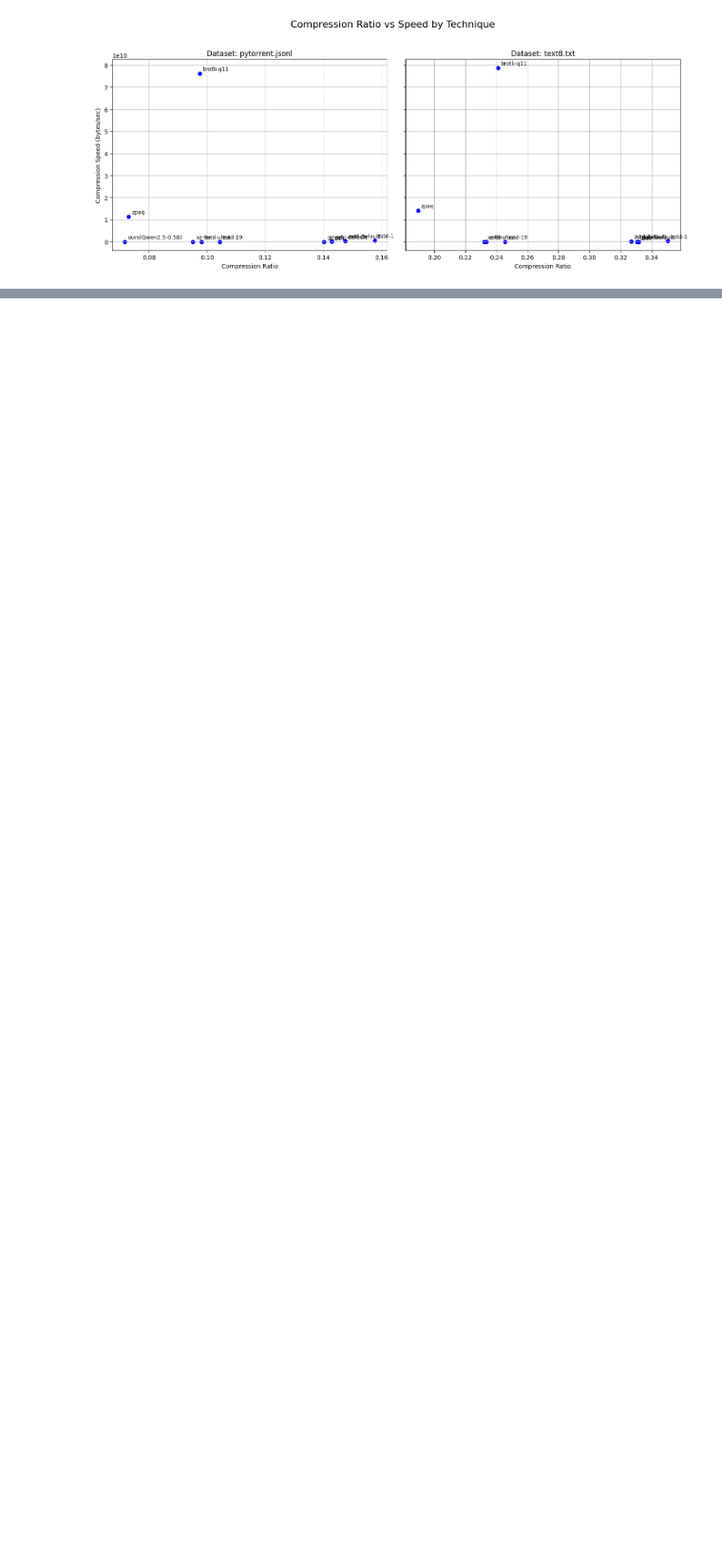
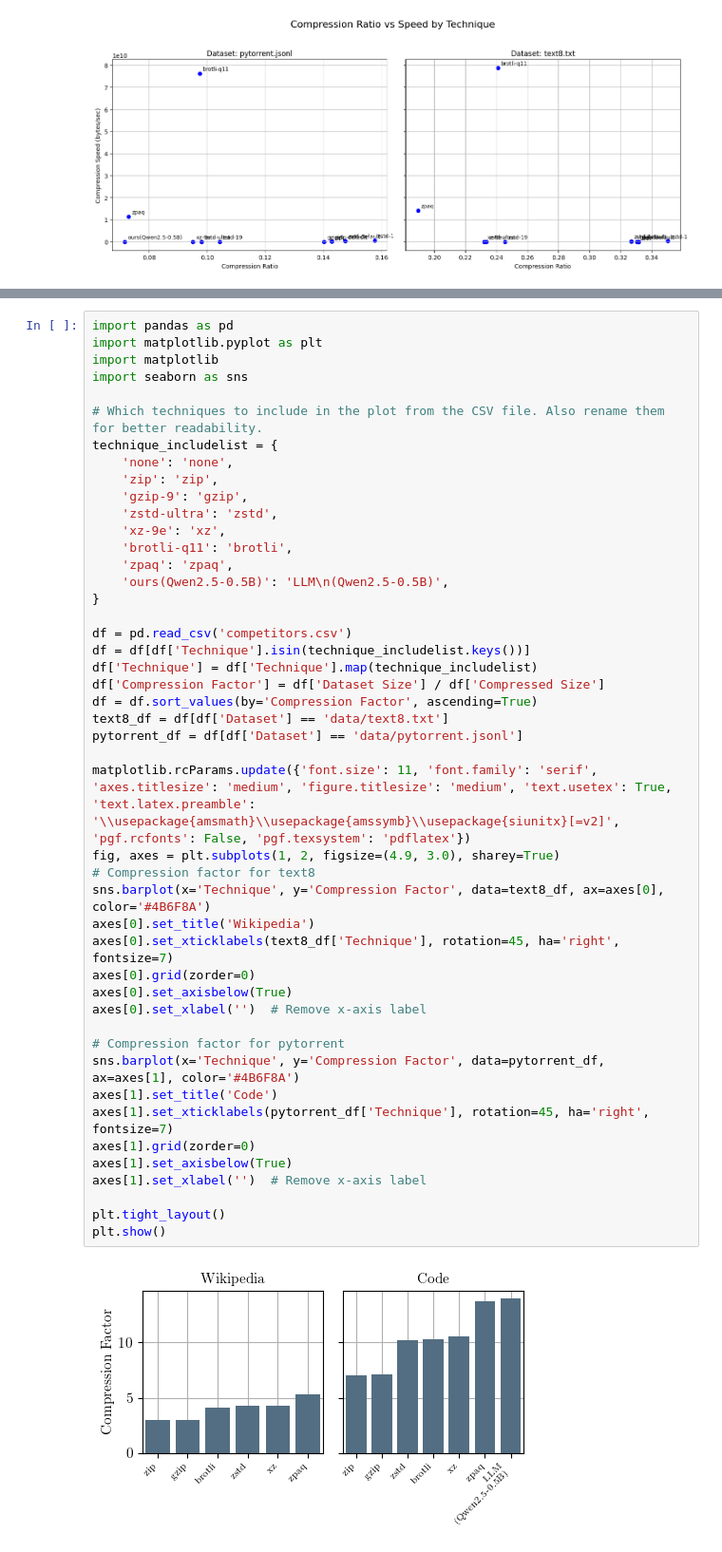
Before and after one commit to utndatasystems/summer-offsite, a Jupyter notebook: llm-compression-plots/andi.ipynb, the cells around one changed output, grey strips where cells are left out. Shown: that part at 95% size. Saved outputs shown, nothing was run; the diff lists cells and outputs as text; blank space fills up the shorter version.

Commit message:
add compression factors plot

```diff
--- a/llm-compression-plots/andi.ipynb
+++ b/llm-compression-plots/andi.ipynb
@@ -106,0 +107,48 @@ plt.show()
+# %%
+import pandas as pd
+import matplotlib.pyplot as plt
+import matplotlib
+import seaborn as sns
+
+# Which techniques to include in the plot from the CSV file. Also rename them for better readability.
+technique_includelist = {
+    'none': 'none',
+    'zip': 'zip',
+    'gzip-9': 'gzip',
+    'zstd-ultra': 'zstd',
+    'xz-9e': 'xz',
+    'brotli-q11': 'brotli',
+    'zpaq': 'zpaq',
+    'ours(Qwen2.5-0.5B)': 'LLM\n(Qwen2.5-0.5B)',
+}
+
+df = pd.read_csv('competitors.csv')
+df = df[df['Technique'].isin(technique_includelist.keys())]
+df['Technique'] = df['Technique'].map(technique_includelist)
+df['Compression Factor'] = df['Dataset Size'] / df['Compressed Size']
+df = df.sort_values(by='Compression Factor', ascending=True)
+text8_df = df[df['Dataset'] == 'data/text8.txt']
+pytorrent_df = df[df['Dataset'] == 'data/pytorrent.jsonl']
+
+matplotlib.rcParams.update({'font.size': 11, 'font.family': 'serif', 'axes.titlesize': 'medium', 'figure.titlesize': 'medium', 'text.usetex': True, 'text.latex.preamble': '\\usepackage{amsmath}\\usepackage{amssymb}\\usepackage{siunitx}[=v2]', 'pgf.rcfonts': False, 'pgf.texsystem': 'pdflatex'})
+fig, axes = plt.subplots(1, 2, figsize=(4.9, 3.0), sharey=True)
+# Compression factor for text8
+sns.barplot(x='Technique', y='Compression Factor', data=text8_df, ax=axes[0], color='#4B6F8A')
+axes[0].set_title('Wikipedia')
+axes[0].set_xticklabels(text8_df['Technique'], rotation=45, ha='right', fontsize=7)
+axes[0].grid(zorder=0)
+axes[0].set_axisbelow(True)
+axes[0].set_xlabel('')  # Remove x-axis label
+
+# Compression factor for pytorrent
+sns.barplot(x='Technique', y='Compression Factor', data=pytorrent_df, ax=axes[1], color='#4B6F8A')
+axes[1].set_title('Code')
+axes[1].set_xticklabels(pytorrent_df['Technique'], rotation=45, ha='right', fontsize=7)
+axes[1].grid(zorder=0)
+axes[1].set_axisbelow(True)
+axes[1].set_xlabel('')  # Remove x-axis label
+
+plt.tight_layout()
+plt.show()
+# %% [output]
+[figure, added]
```
Also changed, not shown: parts of 1 cell of this notebook, 2 other files.
